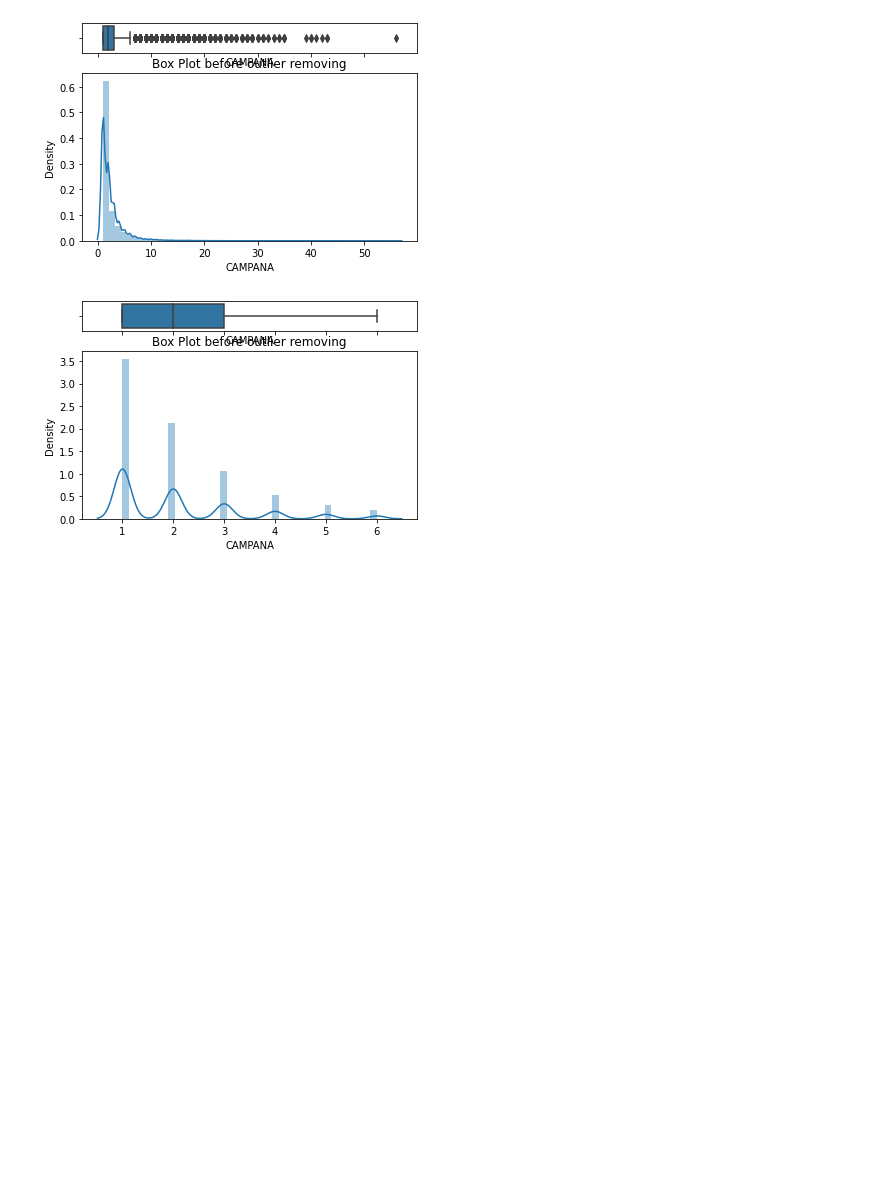
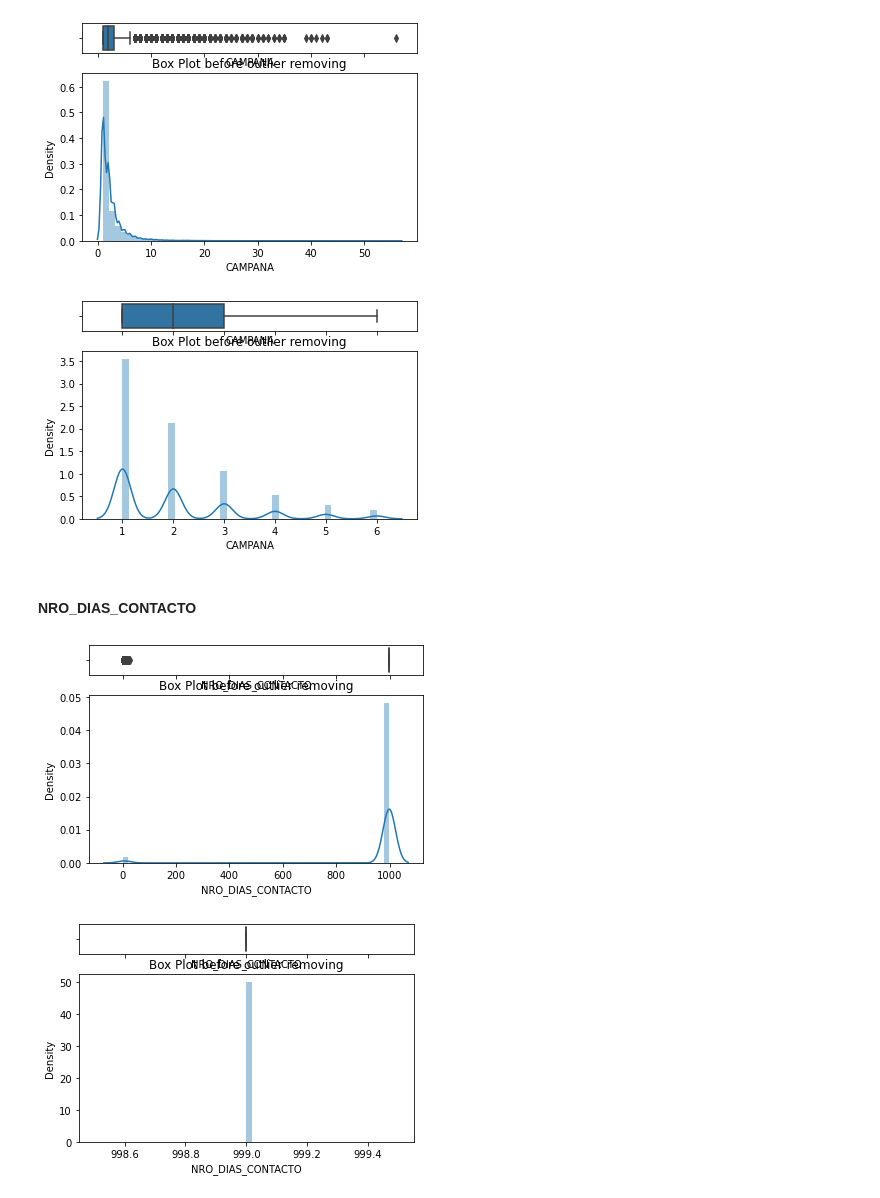
Before and after one commit to jesoto/Data_science_masters_pw, a Jupyter notebook: bcp/dev.ipynb, the cells around one changed output. Saved outputs shown, nothing was run; the diff lists cells and outputs as text; code cells hidden in the pictures; blank space fills up the shorter version.

```diff
--- a/bcp/dev.ipynb
+++ b/bcp/dev.ipynb
@@ -251,6 +251,8 @@ print("Valores perdidos en VIVIENDA: " +
       str(df['VIVIENDA'].isnull().sum()))
 # %% [output]
 Valores perdidos en VIVIENDA: 0
+# %%
+df['VIVIENDA'] = df['VIVIENDA'].replace({'yes':1,'no':0})
 # %%
 sns.countplot(x=df.ACEPTACION, hue=df.VIVIENDA)
 # %% [output]
@@ -275,6 +277,8 @@ print("Valores perdidos en PRESTAMO: " +
       str(df['PRESTAMO'].isnull().sum()))
 # %% [output]
 Valores perdidos en PRESTAMO: 0
+# %%
+df['PRESTAMO'] = df['PRESTAMO'].replace({'yes':1,'no':0})
 # %%
 sns.countplot(x=df.ACEPTACION, hue=df.PRESTAMO)
 # %% [output]
@@ -334,3 +338,30 @@ for i in ['CAMPANA']:
 # %% [output]
 [figure]
 [figure]
+# %% [markdown]
+#### NRO_DIAS_CONTACTO
+# %%
+for i in ['NRO_DIAS_CONTACTO']:
+
+    f, (ax_box, ax_hist) = plt.subplots(2, sharex=True, gridspec_kw={"height_ratios": (.15, .85)})
+
+# assigning a graph to each ax
+    sns.boxplot(x =df[i], ax=ax_box)
+    sns.distplot(df[i], ax=ax_hist)
+    plt.title("Box Plot before outlier removing")
+    plt.show()
+    def drop_outliers(df, field_name):
+        iqr = 1.5 * (np.percentile(df[field_name], 75) - np.percentile(df[field_name], 25))
+        df.drop(df[df[field_name] > (iqr + np.percentile(df[field_name], 75))].index, inplace=True)
+        df.drop(df[df[field_name] < (np.percentile(df[field_name], 25) - iqr)].index, inplace=True)
+    drop_outliers(df, i)
+    f, (ax_box, ax_hist) = plt.subplots(2, sharex=True, gridspec_kw={"height_ratios": (.15, .85)})
+
+# assigning a graph to each ax
+    sns.boxplot(x =df[i], ax=ax_box)
+    sns.distplot(df[i], ax=ax_hist)
+    plt.title("Box Plot before outlier removing")
+    plt.show()
+# %% [output]
+[figure, added]
+[figure, added]
```
Also changed, not shown: parts of 35 cells of this notebook.
